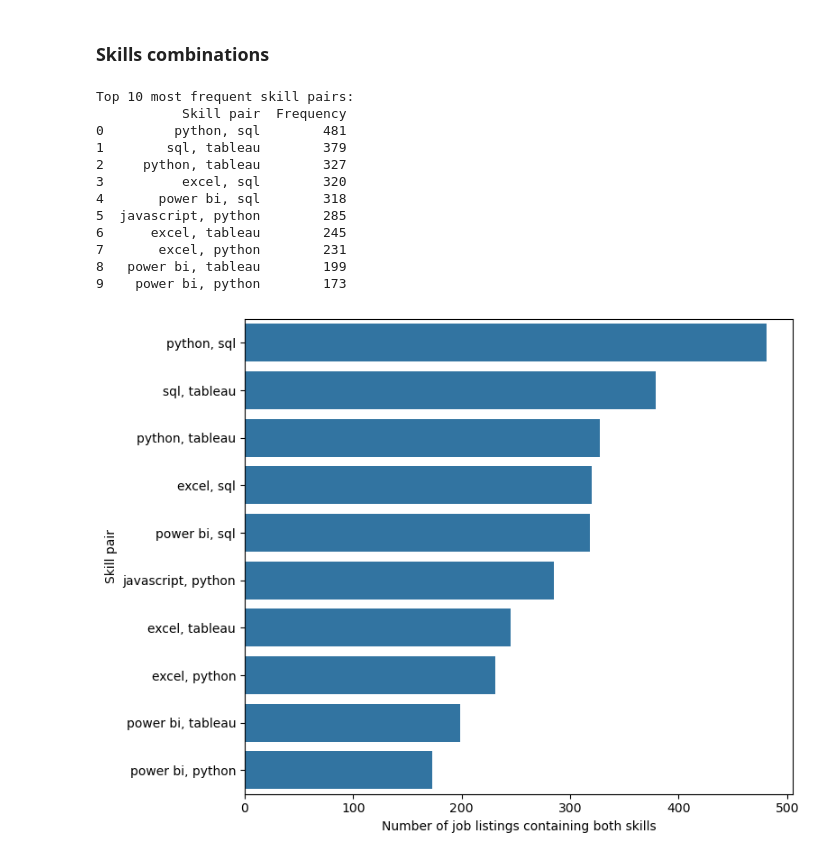
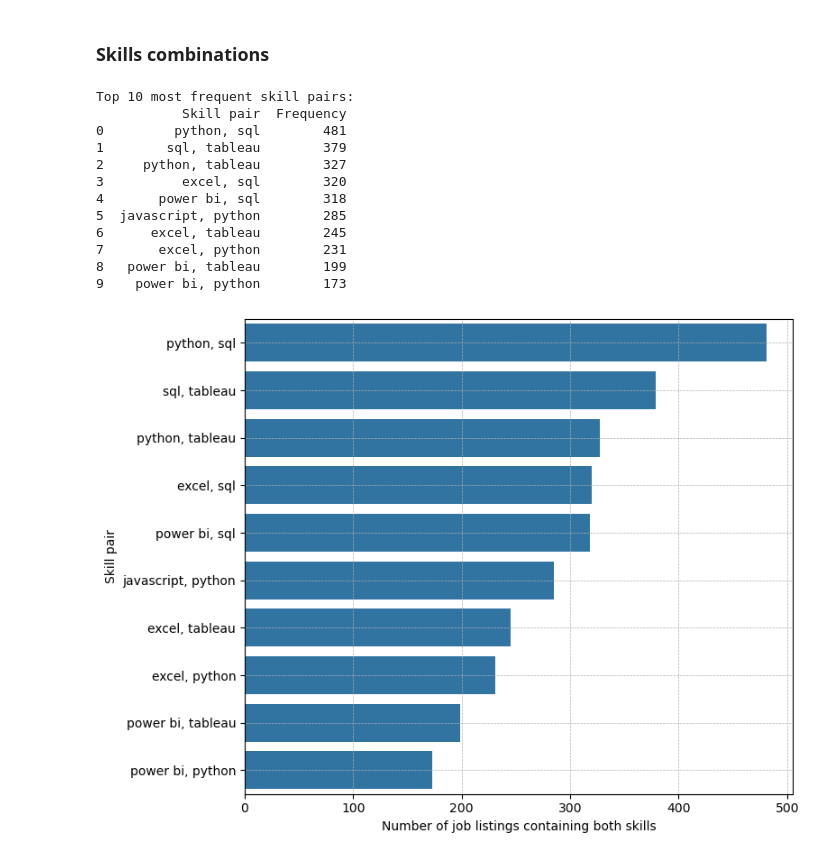
Before and after one commit to CawbyCop/720000069, a Jupyter notebook: source/data_analysis.ipynb, the cells around one changed output. Drawn from its saved outputs; the diff is of its cells as text; code cells hidden in the pictures.

```diff
--- a/source/data_analysis.ipynb
+++ b/source/data_analysis.ipynb
@@ -399,31 +399,32 @@ for skill_list in df['skills_list']:
 # Get top 10 pairs
 pair_counts_df = pd.DataFrame(pair_counts.most_common(10), columns=['Skill pair', 'Frequency'])
 # Clean up the skill pair format
 pair_counts_df['Skill pair'] = pair_counts_df['Skill pair'].apply(lambda x: f'{x[0]}, {x[1]}')
 
 
 print("\nTop 10 most frequent skill pairs:")
 print(pair_counts_df)
 
 plt.figure(figsize=(8, 6))
 sns.barplot(data=pair_counts_df, x='Frequency', y='Skill pair')
 # plt.title('Top 10 most frequent skill pairs')
 plt.xlabel('Number of job listings containing both skills')
 plt.ylabel('Skill pair')
+plt.grid(True, which='major', linestyle='--', linewidth=0.5, axis='both')
 plt.tight_layout()
 plt.savefig('../results/skills_combinations.png', dpi=300)
 plt.show()
 # %% [output]
 Top 10 most frequent skill pairs:
            Skill pair  Frequency
 0         python, sql        481
 1        sql, tableau        379
 2     python, tableau        327
 3          excel, sql        320
 4       power bi, sql        318
 5  javascript, python        285
 6      excel, tableau        245
 7       excel, python        231
 8   power bi, tableau        199
 9    power bi, python        173
-[figure, old version]
+[figure, new version]
```
Also changed, not shown: parts of 1 cell of this notebook, 5 other files.
